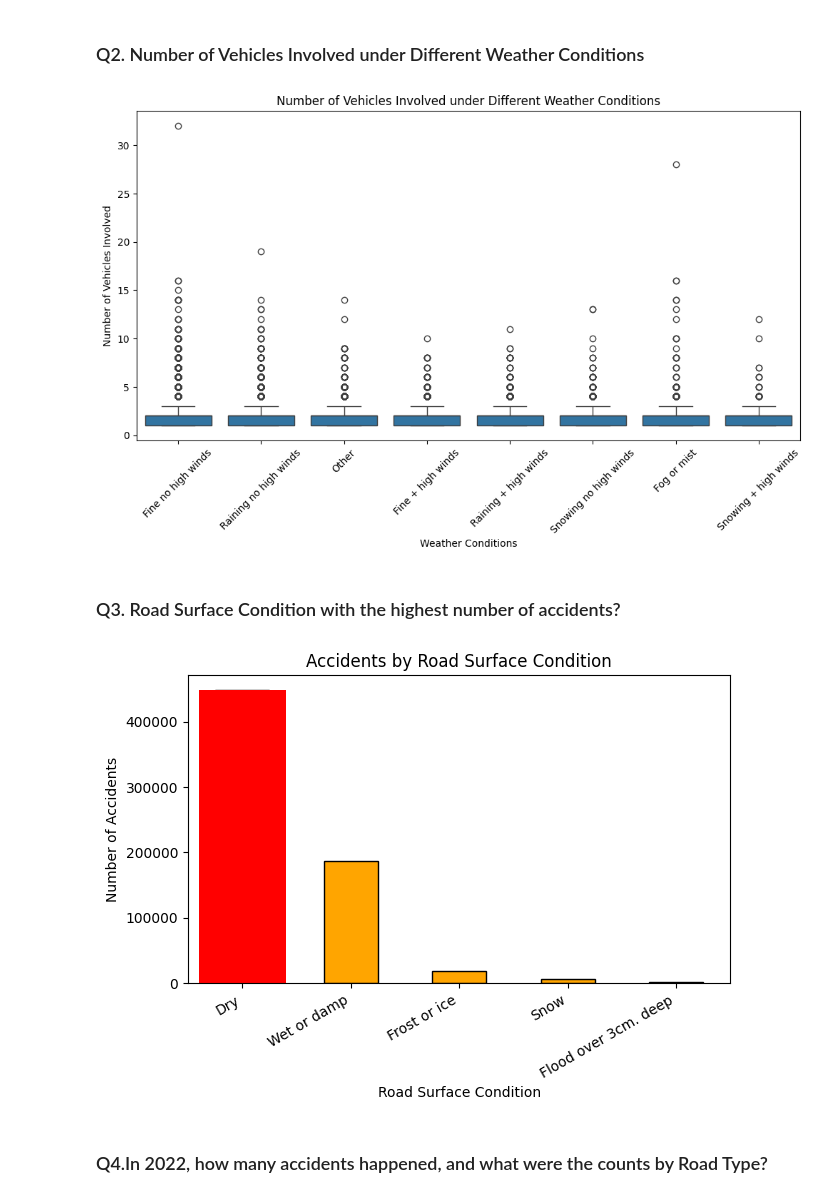
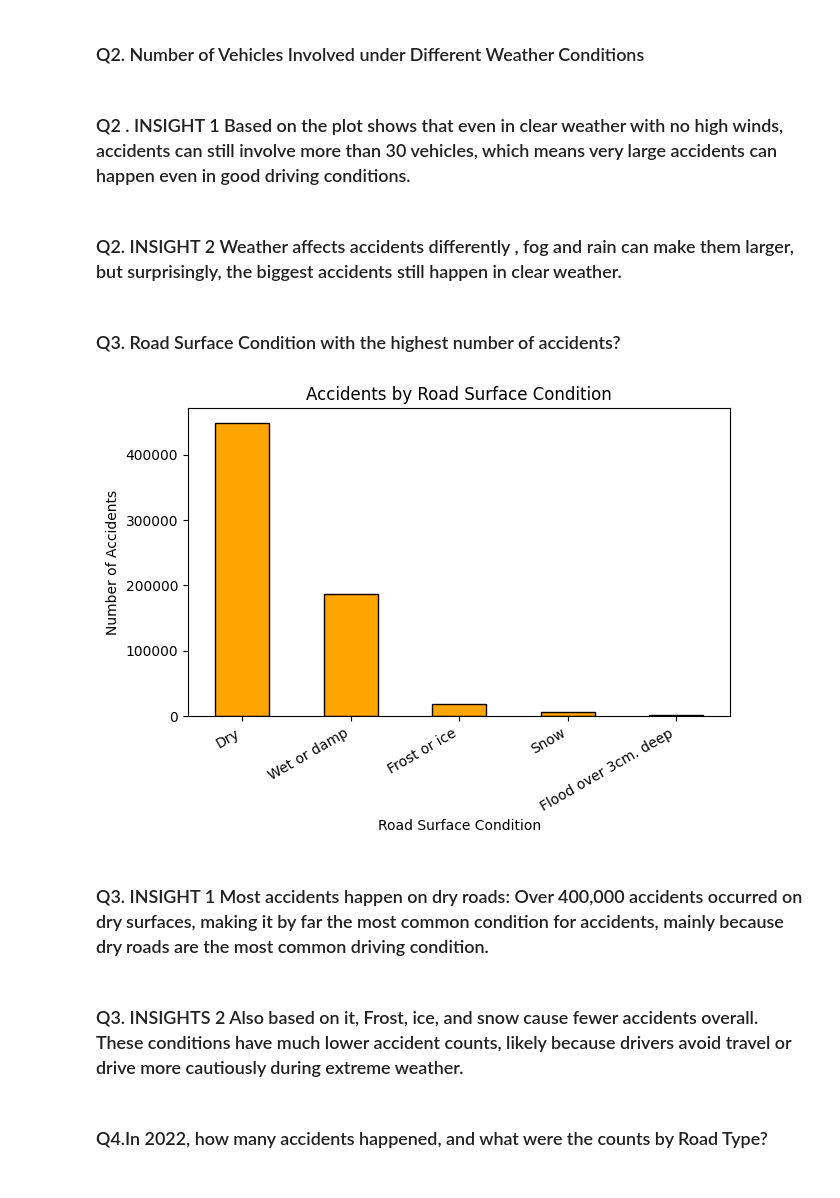
Before and after one commit to CheloMacatangay/ACT2, a Jupyter notebook: Activity2.ipynb, the cells around one changed output. Drawn from its saved outputs; the diff is of its cells as text; code cells hidden in the pictures.

```diff
--- a/Activity2.ipynb
+++ b/Activity2.ipynb
@@ -163,19 +172,2 @@ plt.show()
 # %% [markdown]
 <h3>Q2. Number of Vehicles Involved under Different Weather Conditions</h3>
-# %%
-import seaborn as sns
-import matplotlib.pyplot as plt
-
-plt.figure(figsize=(12,6))
-sns.boxplot(
-    data=accident,
-    x="Weather_Conditions",
-    y="Number_of_Vehicles"
-)
-plt.title("Number of Vehicles Involved under Different Weather Conditions")
-plt.xlabel("Weather Conditions")
-plt.ylabel("Number of Vehicles Involved")
-plt.xticks(rotation=45)
-plt.show()
-# %% [output]
-[figure, removed]
@@ -182,26 +189,40 @@ plt.show()
+# %% [markdown]
+<h3>Q2 . INSIGHT 1
+Based on the plot shows that even in clear weather with no high winds, accidents can still involve more than 30 vehicles, which means very large accidents can happen even in good driving conditions.
+</h3>
+# %% [markdown]
+<h3>Q2. INSIGHT 2
+Weather affects accidents differently , fog and rain can make them larger, but surprisingly, the biggest accidents still happen in clear weather.
+</h3>
 # %% [markdown]
 <h3>Q3. Road Surface Condition with the highest number of accidents?</h3>
 # %%
 import matplotlib.pyplot as plt
 
-# Count accidents by road surface
+
 road_surface_counts = accident['Road_Surface_Conditions'].value_counts()
 
-# Display the highest
 
-# Plot bar graph
 plt.figure(figsize=(7,4))
 road_surface_counts.plot(kind='bar', color='orange', edgecolor='black')
 plt.title("Accidents by Road Surface Condition")
 plt.xlabel("Road Surface Condition")
 plt.ylabel("Number of Accidents")
 plt.xticks(rotation=30, ha='right')
 
-# Highlight the highest
-plt.bar(highest_surface, highest_count, color='red')
+
+plt.bar(road_surface_counts, height= 5, color='red')
 
 plt.show()
 # %% [output]
-[figure, old version]
+[figure, new version]
+# %% [markdown]
+<h3>Q3. INSIGHT 1
+Most accidents happen on dry roads: Over 400,000 accidents occurred on dry surfaces, making it by far the most common condition for accidents, mainly because dry roads are the most common driving condition.
+</h3>
+# %% [markdown]
+<h3>Q3. INSIGHTS 2
+Also based on it, Frost, ice, and snow cause fewer accidents overall. These conditions have much lower accident counts, likely because drivers avoid travel or drive more cautiously during extreme weather.
+</h3>
 # %% [markdown]
 <h3>Q4.In 2022, how many accidents happened, and what were the counts by Road Type?</h3>
```
Also changed, not shown: parts of 22 cells of this notebook.
